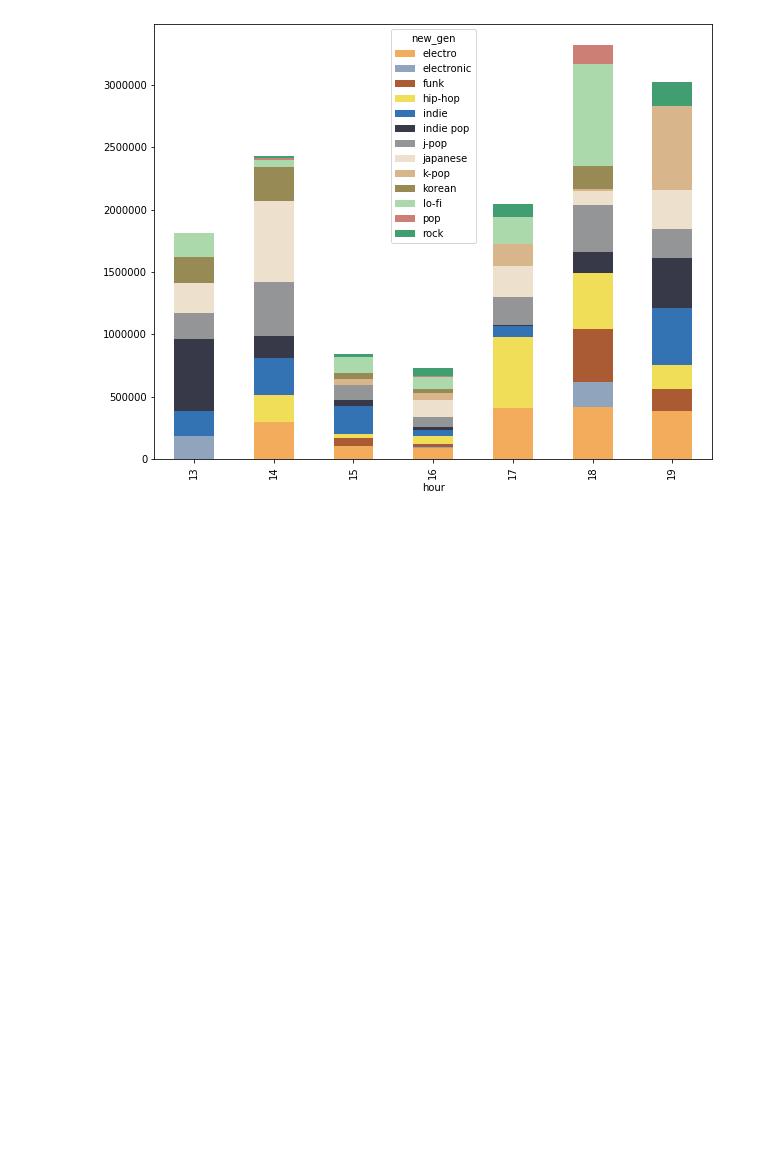
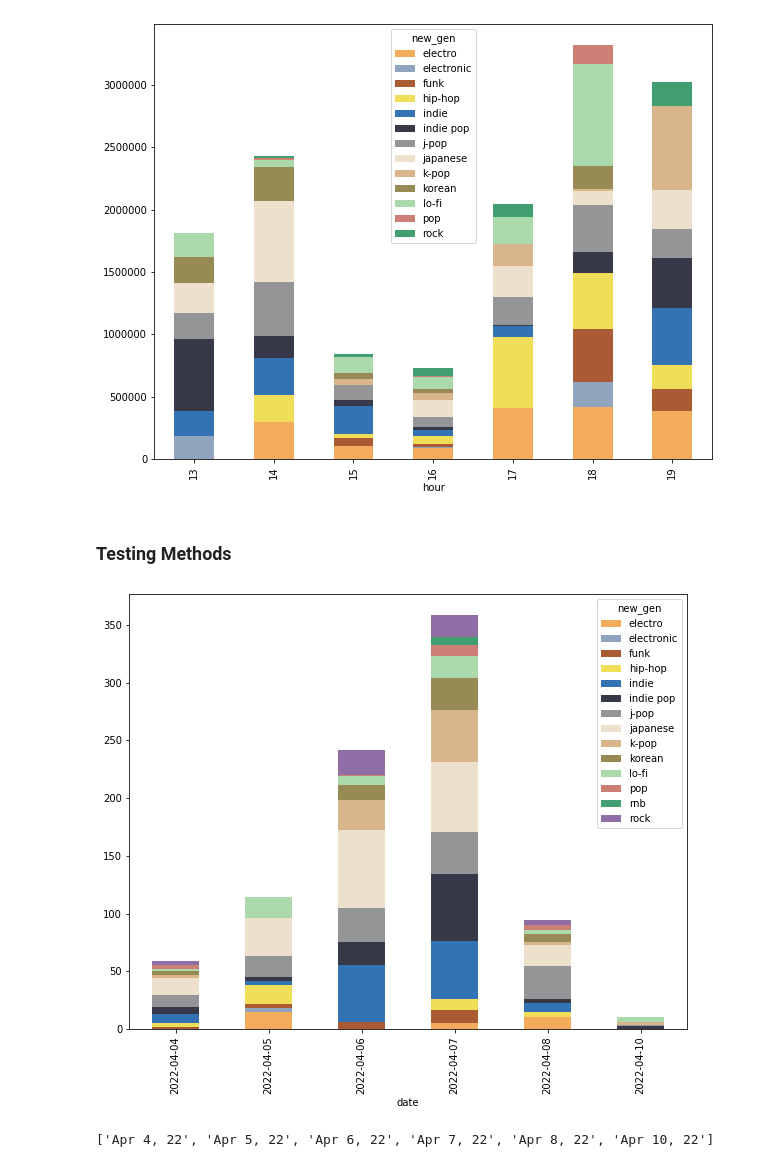
Before and after one commit to mattzhao-R/spotify, a Jupyter notebook: draft_viz.ipynb, the cells around one changed output. Drawn from its saved outputs; the diff is of its cells as text; code cells hidden in the pictures; blank space fills up the shorter version.

Commit message:
graph touch ups

```diff
--- a/draft_viz.ipynb
+++ b/draft_viz.ipynb
@@ -250,3 +250,26 @@ graph['msPlayed'].unstack().plot.bar(stacked=True,figsize=(10,8), color = c)
 # %% [output]
 <matplotlib.axes._subplots.AxesSubplot at 0x...>
 [figure]
+# %% [markdown]
+### Testing Methods
+# %%
+week = 14
+
+temp = dated[dated['week'] == week]
+
+
+graph = temp.groupby(['date','new_gen']).agg({'msPlayed':'sum'})
+
+temp = graph.reset_index()
+c_num = len(pd.unique(temp['new_gen']))
+
+colors = ['#f2ac5b','#91a4bd','#ab5b34','#f0de58','#3373b4',
+          '#383948','#949597','#ede1ce','#d9b58c','#988a55',
+          '#abd9ab','#cb7f75','#419e71','#8f6ea6','#c4406c']
+c = colors[:c_num]
+
+graph['msPlayed'] = round(graph['msPlayed']/60000,2)
+
+fig = graph['msPlayed'].unstack().plot.bar(stacked=True,figsize=(10,8), color = c).figure
+# %% [output]
+[figure, added]
@@ -252,0 +287,4 @@ graph['msPlayed'].unstack().plot.bar(stacked=True,figsize=(10,8), color = c)
+# %%
+new_dates
+# %% [output]
+['Apr 4, 22', 'Apr 5, 22', 'Apr 6, 22', 'Apr 7, 22', 'Apr 8, 22', 'Apr 10, 22']
```
Also changed, not shown: parts of 3 cells of this notebook, 1 other file.
